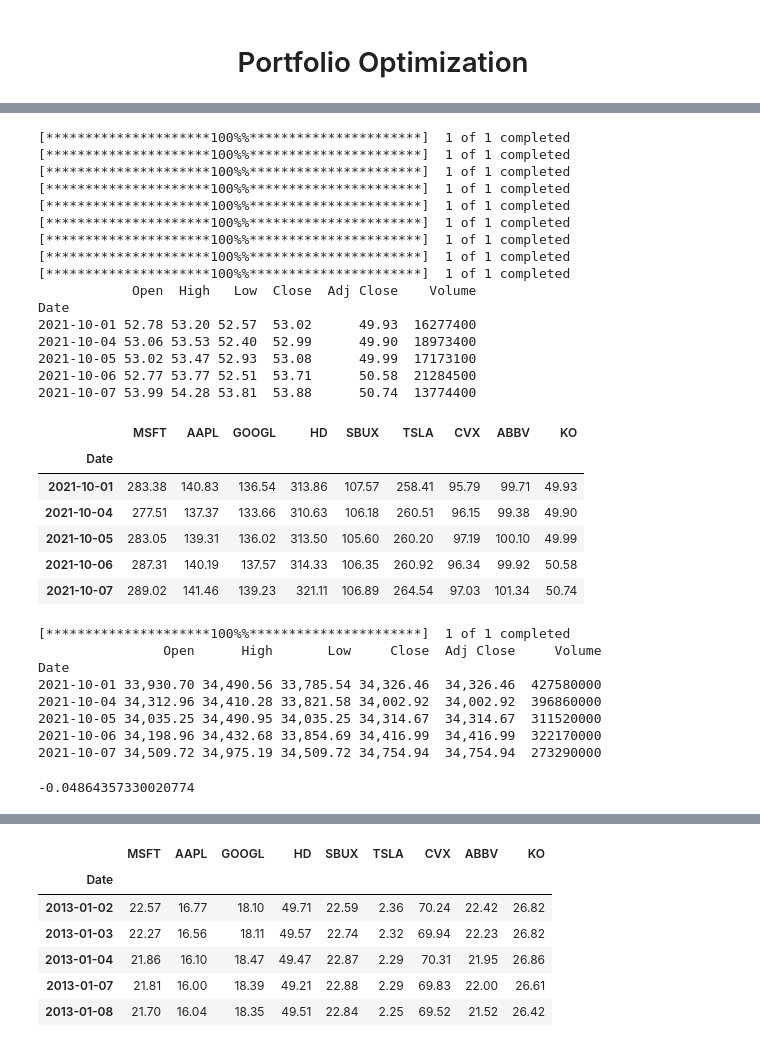
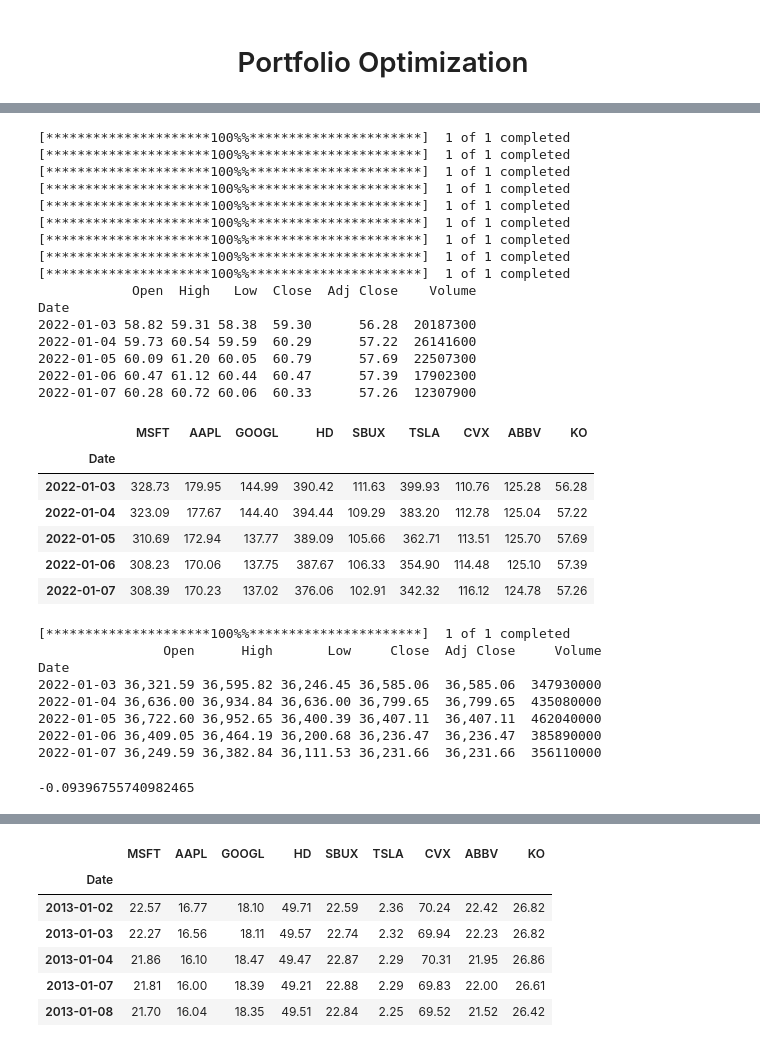
Before and after one commit to 0-JackFrost-0/CS-337-project, a Jupyter notebook: MPT.ipynb, the cells around one changed output, grey strips where cells are left out. Saved outputs shown, nothing was run; the diff lists cells and outputs as text; code cells hidden in the pictures.

```diff
--- a/MPT.ipynb
+++ b/MPT.ipynb
@@ -179,43 +101,42 @@ df.head()
 # %%
-# Testing allocations
-# Import data on stocks from test_start_date to test_end_date
-test_start_date = '2021-10-01'
-test_end_date = '2023-03-01'
+# Fetch Test Data
+test_start_date = '2022-01-03'
+test_end_date = '2023-01-03'
 yf.pdr_override()
 for stock in stocknames:
     from pandas_datareader import data
     # df= data.DataReader(stock, 'yahoo', startdate, enddate)
     df__ = yf.download(stock, start=test_start_date, end=test_end_date)
     df__.to_csv('{}_test.csv'.format(stock))
 print(df__.head())
-# Append the test data to the original dataframe
+
 df_ = appending2(['Date', 'Adj Close'], test_start_date, test_end_date)
 df_.index.names = ['Date']
 df_.head()
 # %% [output]
 [*********************100%%**********************]  1 of 1 completed
 [*********************100%%**********************]  1 of 1 completed
 [*********************100%%**********************]  1 of 1 completed
 [*********************100%%**********************]  1 of 1 completed
 [*********************100%%**********************]  1 of 1 completed
 [*********************100%%**********************]  1 of 1 completed
 [*********************100%%**********************]  1 of 1 completed
 [*********************100%%**********************]  1 of 1 completed
 [*********************100%%**********************]  1 of 1 completed
             Open  High   Low  Close  Adj Close    Volume
 Date
-2021-10-01 52.78 53.20 52.57  53.02      49.93  16277400
-2021-10-04 53.06 53.53 52.40  52.99      49.90  18973400
-2021-10-05 53.02 53.47 52.93  53.08      49.99  17173100
-2021-10-06 52.77 53.77 52.51  53.71      50.58  21284500
-2021-10-07 53.99 54.28 53.81  53.88      50.74  13774400
+2022-01-03 58.82 59.31 58.38  59.30      56.28  20187300
+2022-01-04 59.73 60.54 59.59  60.29      57.22  26141600
+2022-01-05 60.09 61.20 60.05  60.79      57.69  22507300
+2022-01-06 60.47 61.12 60.44  60.47      57.39  17902300
+2022-01-07 60.28 60.72 60.06  60.33      57.26  12307900
 |  | MSFT | AAPL | GOOGL | HD | SBUX | TSLA | CVX | ABBV | KO |
 | Date |  |  |  |  |  |  |  |  |  |
-| 2021-10-01 | 283.38 | 140.83 | 136.54 | 313.86 | 107.57 | 258.41 | 95.79 | 99.71 | 49.93 |
-| 2021-10-04 | 277.51 | 137.37 | 133.66 | 310.63 | 106.18 | 260.51 | 96.15 | 99.38 | 49.90 |
-| 2021-10-05 | 283.05 | 139.31 | 136.02 | 313.50 | 105.60 | 260.20 | 97.19 | 100.10 | 49.99 |
-| 2021-10-06 | 287.31 | 140.19 | 137.57 | 314.33 | 106.35 | 260.92 | 96.34 | 99.92 | 50.58 |
-| 2021-10-07 | 289.02 | 141.46 | 139.23 | 321.11 | 106.89 | 264.54 | 97.03 | 101.34 | 50.74 |
+| 2022-01-03 | 328.73 | 179.95 | 144.99 | 390.42 | 111.63 | 399.93 | 110.76 | 125.28 | 56.28 |
+| 2022-01-04 | 323.09 | 177.67 | 144.40 | 394.44 | 109.29 | 383.20 | 112.78 | 125.04 | 57.22 |
+| 2022-01-05 | 310.69 | 172.94 | 137.77 | 389.09 | 105.66 | 362.71 | 113.51 | 125.70 | 57.69 |
+| 2022-01-06 | 308.23 | 170.06 | 137.75 | 387.67 | 106.33 | 354.90 | 114.48 | 125.10 | 57.39 |
+| 2022-01-07 | 308.39 | 170.23 | 137.02 | 376.06 | 102.91 | 342.32 | 116.12 | 124.78 | 57.26 |
 # %%
 # Get the Dow Jones Industrial Average (DJIA) data
 dji = yf.download('^DJI', start=test_start_date, end=test_end_date)
@@ -228,9 +149,9 @@ dji_final
 [*********************100%%**********************]  1 of 1 completed
                 Open      High       Low     Close  Adj Close     Volume
 Date
-2021-10-01 33,930.70 34,490.56 33,785.54 34,326.46  34,326.46  427580000
-2021-10-04 34,312.96 34,410.28 33,821.58 34,002.92  34,002.92  396860000
-2021-10-05 34,035.25 34,490.95 34,035.25 34,314.67  34,314.67  311520000
-2021-10-06 34,198.96 34,432.68 33,854.69 34,416.99  34,416.99  322170000
-2021-10-07 34,509.72 34,975.19 34,509.72 34,754.94  34,754.94  273290000
+2022-01-03 36,321.59 36,595.82 36,246.45 36,585.06  36,585.06  347930000
+2022-01-04 36,636.00 36,934.84 36,636.00 36,799.65  36,799.65  435080000
+2022-01-05 36,722.60 36,952.65 36,400.39 36,407.11  36,407.11  462040000
+2022-01-06 36,409.05 36,464.19 36,200.68 36,236.47  36,236.47  385890000
+2022-01-07 36,249.59 36,382.84 36,111.53 36,231.66  36,231.66  356110000
--0.04864357330020774
+-0.09396755740982465
```
Also changed, not shown: parts of 42 cells of this notebook, 24 other files.
